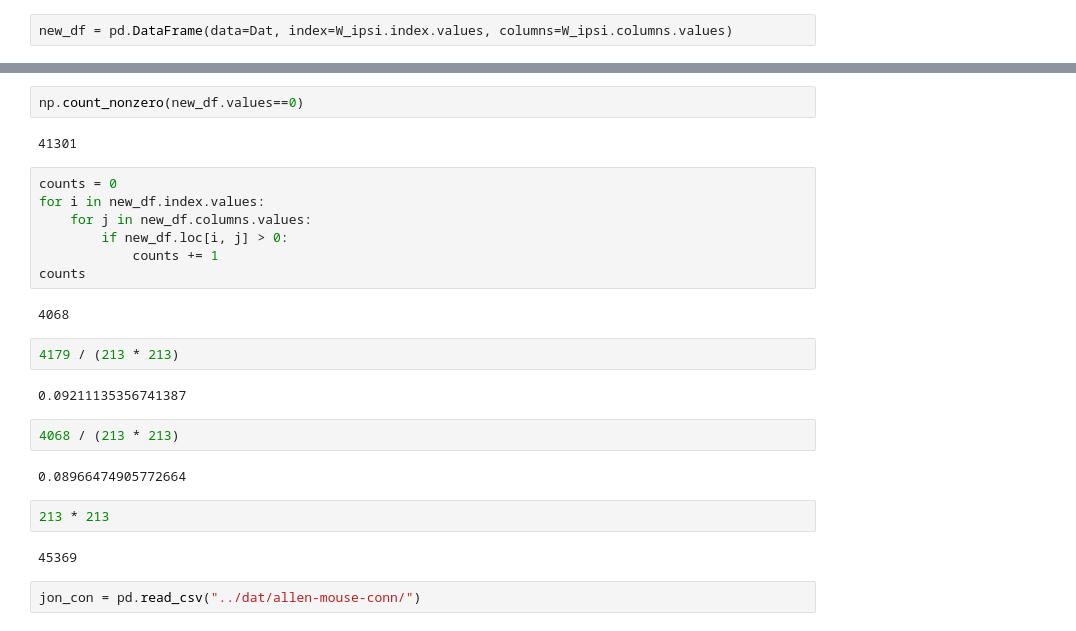
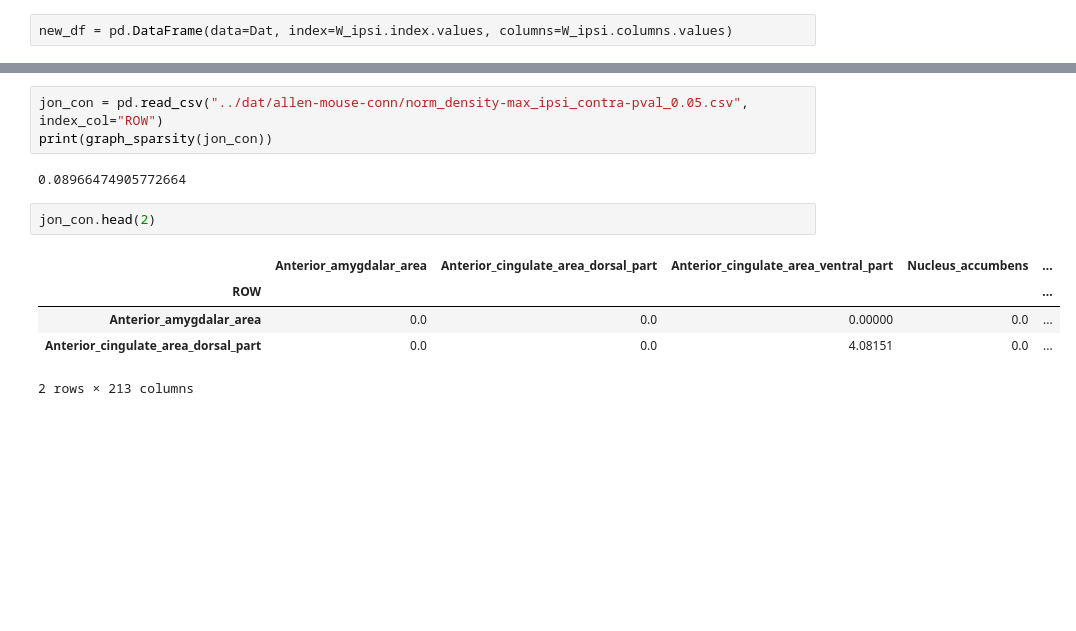
Before and after one commit to explorerwjy/ASD_Circuits, a Jupyter notebook: src/DataPreProcessing.ipynb, the cells around one changed output, grey strips where cells are left out. Drawn from its saved outputs; the diff is of its cells as text; blank space fills up the shorter version.

```diff
--- a/src/DataPreProcessing.ipynb
+++ b/src/DataPreProcessing.ipynb
@@ -287,28 +422,14 @@ new_df.head(2)
 2 rows × 213 columns
-# %%
-np.count_nonzero(new_df.values==0)
-# %% [output]
-41301
-# %%
-counts = 0
-for i in new_df.index.values:
-    for j in new_df.columns.values:
-        if new_df.loc[i, j] > 0:
-            counts += 1
-counts
-# %% [output]
-4068
-# %%
-4179 / (213 * 213)
-# %% [output]
-0.09211135356741387
-# %%
-4068 / (213 * 213)
-# %% [output]
-0.08966474905772664
-# %%
-213 * 213
-# %% [output]
-45369
 # %%
-jon_con = pd.read_csv("../dat/allen-mouse-conn/")
+jon_con = pd.read_csv("../dat/allen-mouse-conn/norm_density-max_ipsi_contra-pval_0.05.csv", index_col="ROW")
+print(graph_sparsity(jon_con))
+# %% [output]
+0.08966474905772664
+# %%
+jon_con.head(2)
+# %% [output]
+|  | Anterior_amygdalar_area | Anterior_cingulate_area_dorsal_part | Anterior_cingulate_area_ventral_part | Nucleus_accumbens | ... |
+| ROW |  |  |  |  | ... |
+| Anterior_amygdalar_area | 0.0 | 0.0 | 0.00000 | 0.0 | ... |
+| Anterior_cingulate_area_dorsal_part | 0.0 | 0.0 | 4.08151 | 0.0 | ... |
+2 rows × 213 columns
```
Also changed, not shown: parts of 25 cells of this notebook, 14 other files.
